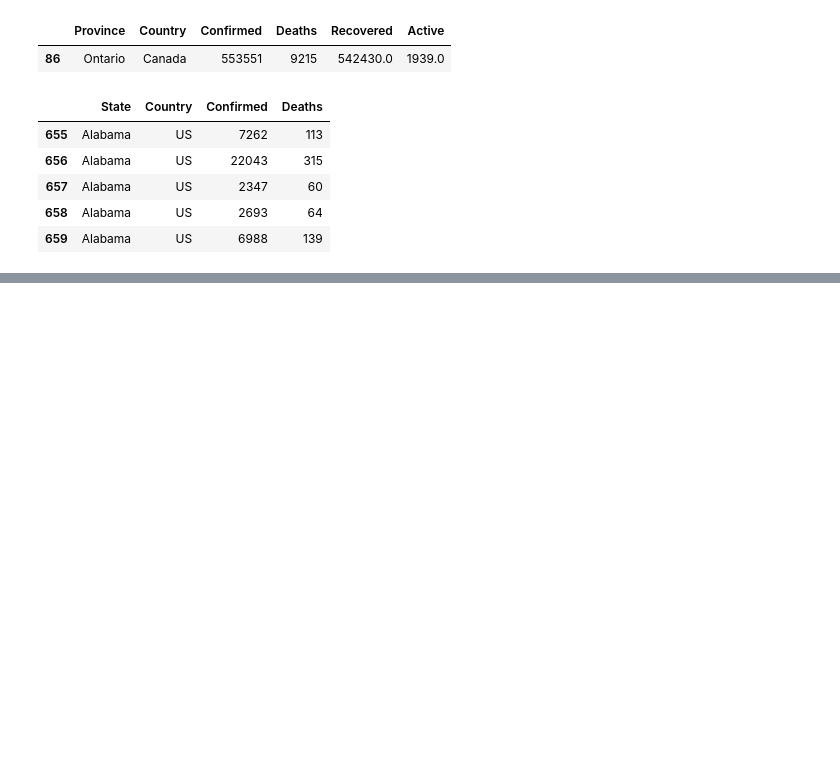
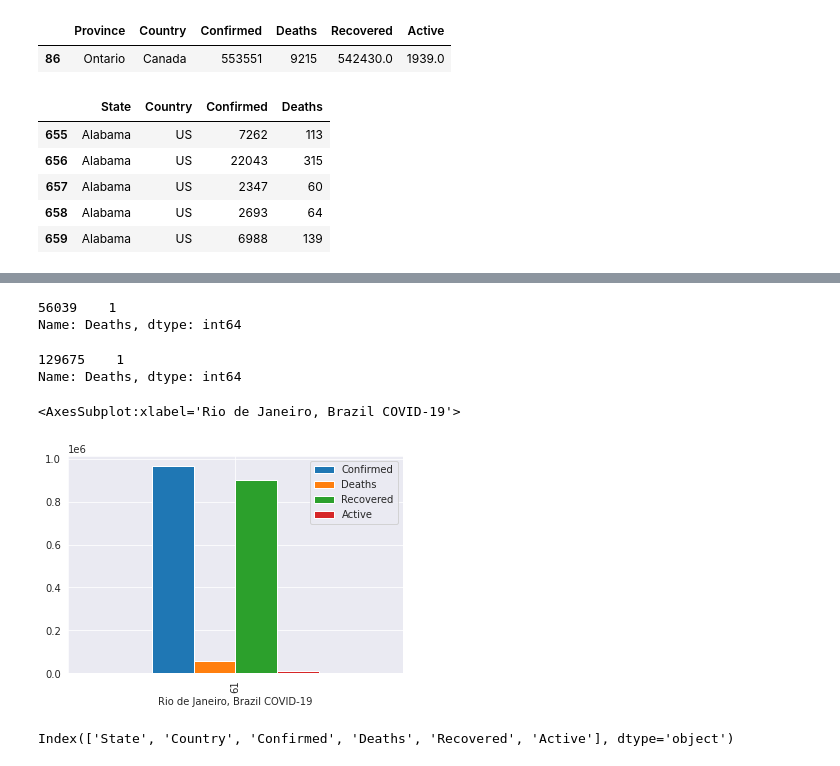
Before and after one commit to roblivesinottawa/analysis-covid-python, a Jupyter notebook: analysis-covid-python-workspace/notebooks/2021/07-05-2021.ipynb, the cells around one changed output, grey strips where cells are left out. Drawn from its saved outputs; the diff is of its cells as text; code cells hidden in the pictures; blank space fills up the shorter version.

Commit message:
began analysis for brazil

```diff
--- a/analysis-covid-python-workspace/notebooks/2021/07-05-2021.ipynb
+++ b/analysis-covid-python-workspace/notebooks/2021/07-05-2021.ipynb
@@ -385,0 +548,19 @@ ValueError: Mime type rendering requires nbformat>=4.2.0 but it is not installed
+# %%
+df_brazil[df_brazil['State'] == 'Rio de Janeiro']['Deaths'].value_counts()
+# %% [output]
+56039    1
+Name: Deaths, dtype: int64
+# %%
+df_brazil[df_brazil['State'] == 'Sao Paulo']['Deaths'].value_counts()
+# %% [output]
+129675    1
+Name: Deaths, dtype: int64
+# %%
+df_brazil[df_brazil['State'] == 'Rio de Janeiro'].sort_values(by='Deaths', ascending=False).plot(kind='bar', legend=True, xlabel='Rio de Janeiro, Brazil COVID-19')
+# %% [output]
+<AxesSubplot:xlabel='Rio de Janeiro, Brazil COVID-19'>
+[figure, added]
+# %%
+df.columns
+# %% [output]
+Index(['State', 'Country', 'Confirmed', 'Deaths', 'Recovered', 'Active'], dtype='object')
```
Also changed, not shown: parts of 15 cells of this notebook.
